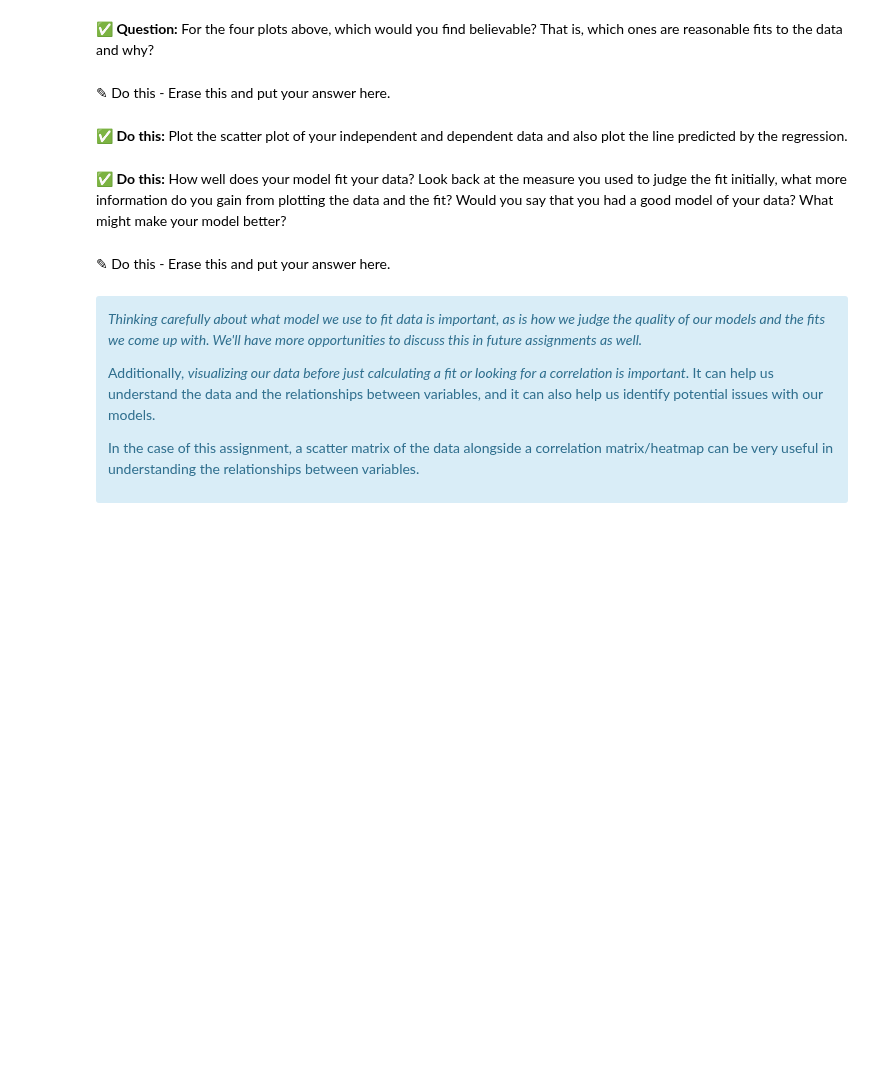
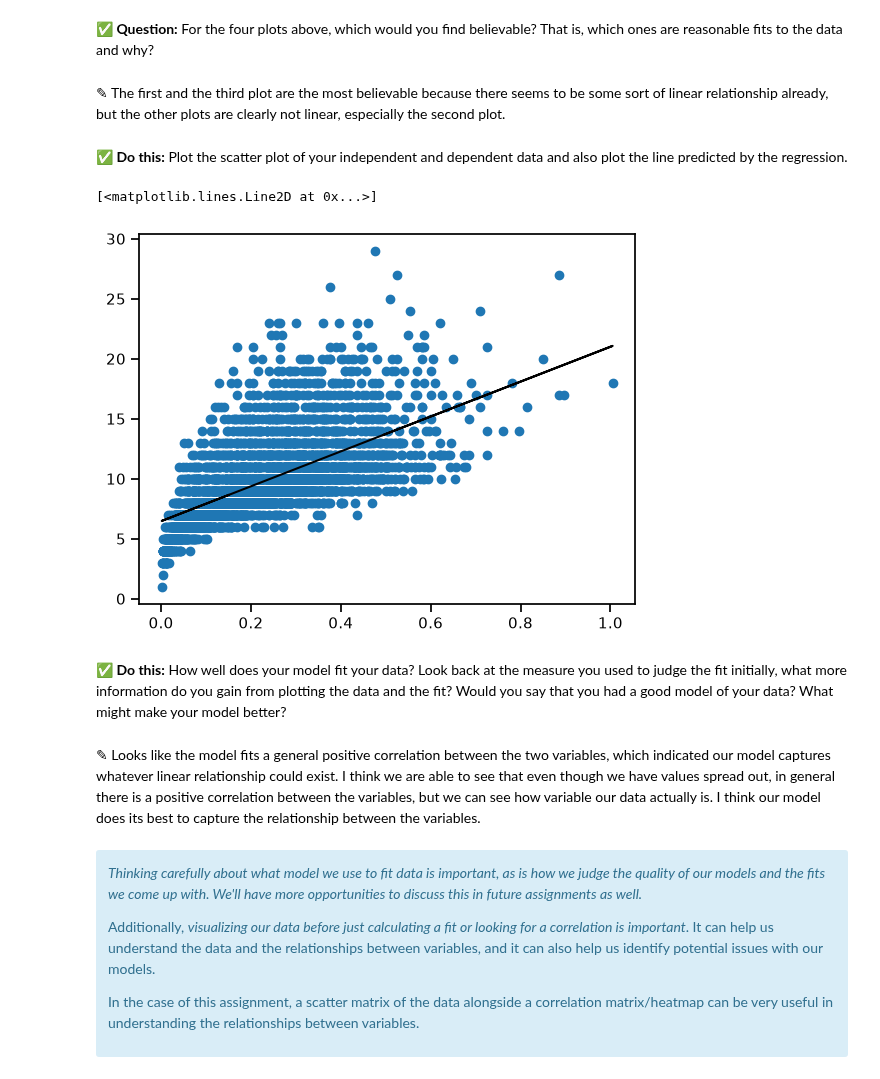
Before and after one commit to alvagile-1811/CMSE202-f26-turnin, a Jupyter notebook: Day-13/Day-13_In-Class-Regression-STUDENT.ipynb, the cells around one changed output. Saved outputs shown, nothing was run; the diff lists cells and outputs as text; code cells hidden in the pictures; blank space fills up the shorter version.

```diff
--- a/Day-13/Day-13_In-Class-Regression-STUDENT.ipynb
+++ b/Day-13/Day-13_In-Class-Regression-STUDENT.ipynb
@@ -153,0 +194,7 @@ _Look to the pre-class assignment for some hints and check in with your group._
+# %%
+x = np.array(abalone.loc[:,"shell_weight"])
+x_with_const = sm.add_constant(x)
+y = np.array(abalone.loc[:,"rings"])
+model = sm.OLS(y,x_with_const)
+results = model.fit()
+print(f"The intercept and slope are {results.params}")
@@ -173,7 +241,7 @@ Mathematically, any data can be fit to a line. Whether a line is a good model to
 You can see that each data set is different, but the mathematical model that fits each of these data sets is the same! You must be careful that your data do not violate one or more of the [underlying assumptions of linear fitting](https://en.wikipedia.org/wiki/Linear_regression#Assumptions). This is one reason it is incredibly important to visualize your data and the model that fits it.
 # %% [markdown]
 **&#9989; Question:** For the four plots above, which would you find believable? That is, which ones are reasonable fits to the data and why?
-# %% [markdown]
-<font size=+3>&#9998;</font> Do this - Erase this and put your answer here.
+# %% [markdown]
+<font size=+3>&#9998;</font> The first and the third plot are the most believable because there seems to be some sort of linear relationship already, but the other plots are clearly not linear, especially the second plot.
 # %% [markdown]
 **&#9989; Do this:** Plot the scatter plot of your independent and dependent data and also plot the line predicted by the regression.
@@ -182,7 +248,16 @@ You can see that each data set is different, but the mathematical model that fit
+# %%
+# put your code here
+# fig, ax = plt.figure(figsize=(8,8))
+
+plt.scatter(x=x,y=y,marker='o')
+plt.plot(x,results.predict(),color="black",label="Best fit line")
+# %% [output]
+[<matplotlib.lines.Line2D at 0x...>]
+[figure, added]
 # %% [markdown]
 **&#9989; Do this:** How well does your model fit your data? Look back at the measure you used to judge the fit initially, what more information do you gain from plotting the data and the fit? Would you say that you had a good model of your data? What might make your model better?
-# %% [markdown]
-<font size=+3>&#9998;</font> Do this - Erase this and put your answer here.
+# %% [markdown]
+<font size=+3>&#9998;</font> Looks like the model fits a general positive correlation between the two variables, which indicated our model captures whatever linear relationship could exist. I think we are able to see that even though we have values spread out, in general there is a positive correlation between the variables, but we can see how variable our data actually is. I think our model does its best to capture the relationship between the variables.
 # %% [markdown]
 <div class="alert alert-block alert-info">
 
```
Also changed, not shown: parts of 30 cells of this notebook.
